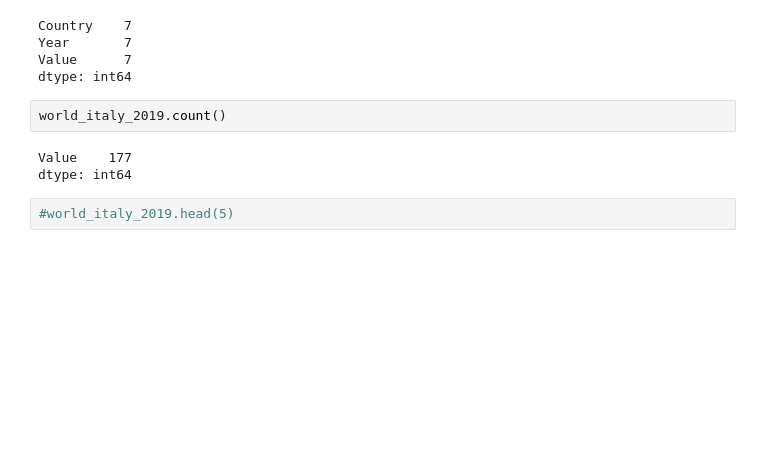
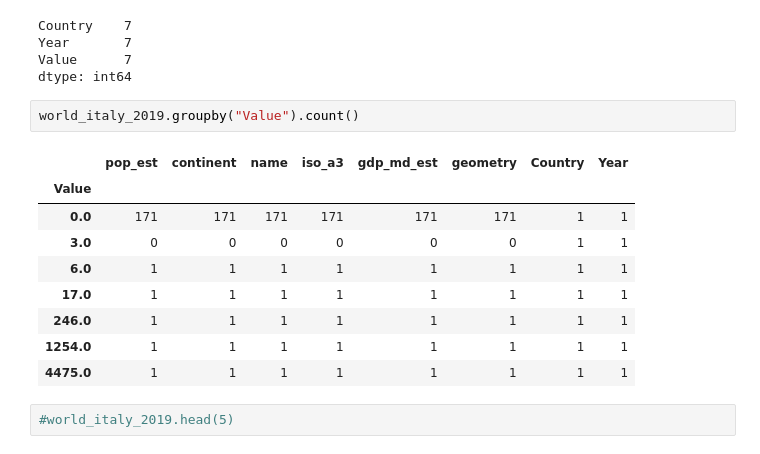
Before and after one commit to DaniloNunesMelo/Dan_Portfolio_Code, a Jupyter notebook: spark-data-analysis/Inter-Migr-Flows-Italy/AppDan - Italy International Migration.ipynb, the cells around one changed output. Cells and saved outputs as stored; diff of their text form; blank space fills up the shorter version.

```diff
--- a/spark-data-analysis/Inter-Migr-Flows-Italy/AppDan - Italy International Migration.ipynb
+++ b/spark-data-analysis/Inter-Migr-Flows-Italy/AppDan - Italy International Migration.ipynb
@@ -164,9 +371,16 @@ Year       7
 Value      7
 dtype: int64
 # %%
-world_italy_2019.count()
+world_italy_2019.groupby("Value").count()
 # %% [output]
-Value    177
-dtype: int64
+|  | pop_est | continent | name | iso_a3 | gdp_md_est | geometry | Country | Year |
+| Value |  |  |  |  |  |  |  |  |
+| 0.0 | 171 | 171 | 171 | 171 | 171 | 171 | 1 | 1 |
+| 3.0 | 0 | 0 | 0 | 0 | 0 | 0 | 1 | 1 |
+| 6.0 | 1 | 1 | 1 | 1 | 1 | 1 | 1 | 1 |
+| 17.0 | 1 | 1 | 1 | 1 | 1 | 1 | 1 | 1 |
+| 246.0 | 1 | 1 | 1 | 1 | 1 | 1 | 1 | 1 |
+| 1254.0 | 1 | 1 | 1 | 1 | 1 | 1 | 1 | 1 |
+| 4475.0 | 1 | 1 | 1 | 1 | 1 | 1 | 1 | 1 |
 # %%
 #world_italy_2019.head(5)
```
Also changed, not shown: parts of 27 cells of this notebook.
